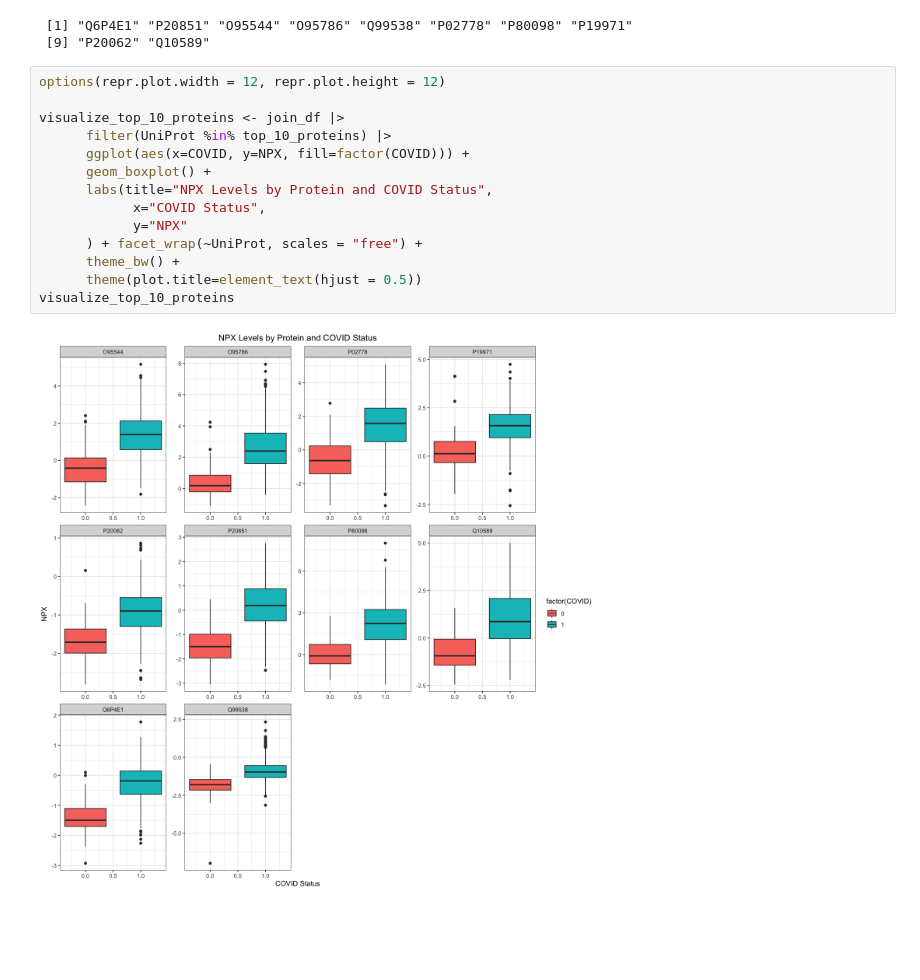
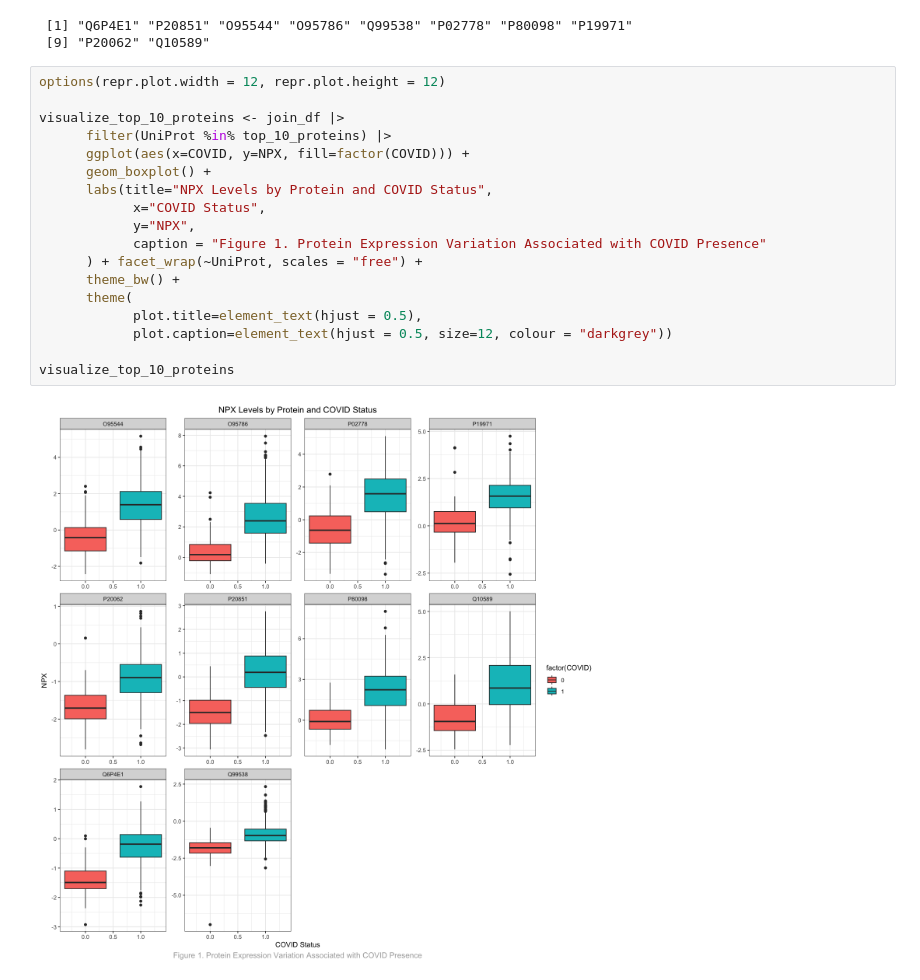
Before and after one commit to jlee2843/covid-analysis, a Jupyter notebook: book/notes/analysis.ipynb, the cells around one changed output. Cells and saved outputs as stored; diff of their text form; blank space fills up the shorter version.

```diff
--- a/book/notes/analysis.ipynb
+++ b/book/notes/analysis.ipynb
@@ -230,16 +236,20 @@ top_10_proteins
 # %%
 options(repr.plot.width = 12, repr.plot.height = 12)
 
 visualize_top_10_proteins <- join_df |>
       filter(UniProt %in% top_10_proteins) |>
       ggplot(aes(x=COVID, y=NPX, fill=factor(COVID))) +
       geom_boxplot() +
       labs(title="NPX Levels by Protein and COVID Status",
             x="COVID Status",
-            y="NPX"
+            y="NPX",
+            caption = "Figure 1. Protein Expression Variation Associated with COVID Presence"
       ) + facet_wrap(~UniProt, scales = "free") +
       theme_bw() +
-      theme(plot.title=element_text(hjust = 0.5))
+      theme(
+            plot.title=element_text(hjust = 0.5),
+            plot.caption=element_text(hjust = 0.5, size=12, colour = "darkgrey"))
+
 visualize_top_10_proteins
 # %% [output]
-[figure, old version]
+[figure, new version]
```
Also changed, not shown: parts of 16 cells of this notebook, 1 other file.
